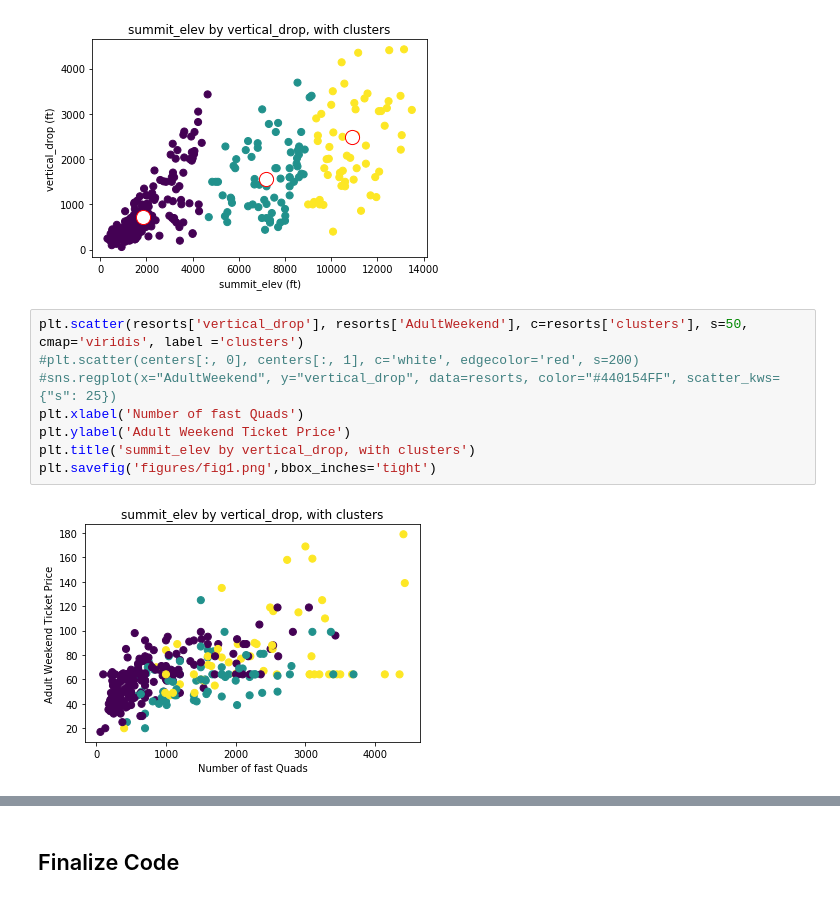
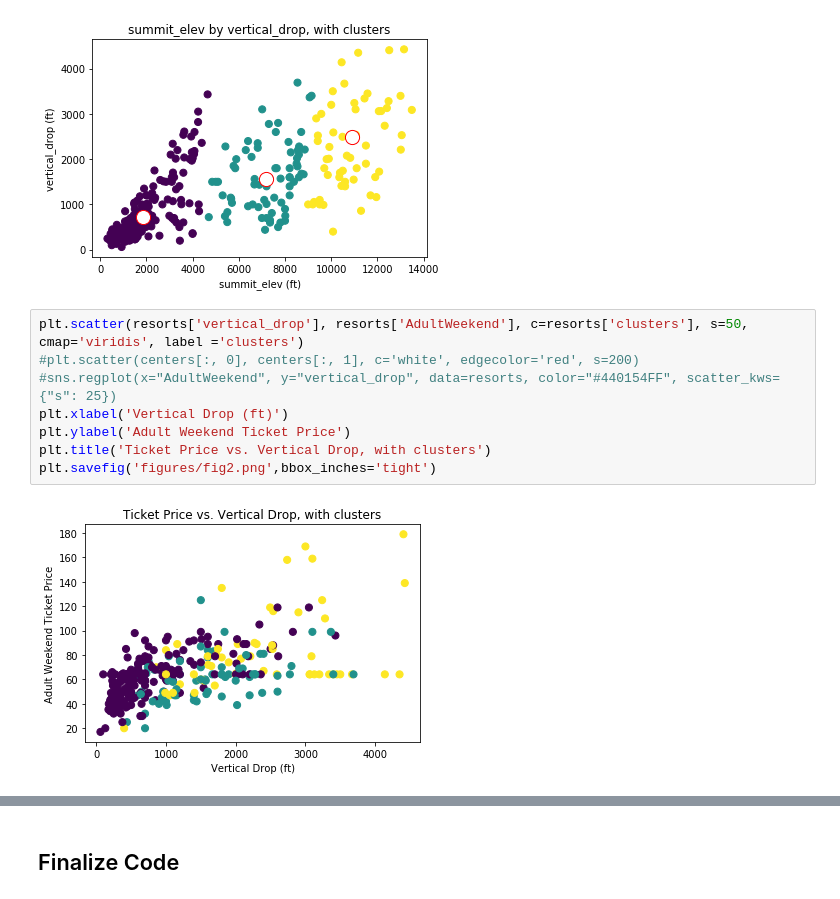
Before and after one commit to david-olivero/Guided-Capstone, a Jupyter notebook: GuidedCapstoneStep6HL.ipynb, the cells around one changed output, grey strips where cells are left out. Drawn from its saved outputs; the diff is of its cells as text.

```diff
--- a/GuidedCapstoneStep6HL.ipynb
+++ b/GuidedCapstoneStep6HL.ipynb
@@ -249,13 +251,13 @@ plt.savefig('figures/fig1.png',bbox_inches='tight')
 # %%
 plt.scatter(resorts['vertical_drop'], resorts['AdultWeekend'], c=resorts['clusters'], s=50, cmap='viridis', label ='clusters')
 #plt.scatter(centers[:, 0], centers[:, 1], c='white', edgecolor='red', s=200)
 #sns.regplot(x="AdultWeekend", y="vertical_drop", data=resorts, color="#440154FF", scatter_kws={"s": 25})
-plt.xlabel('Number of fast Quads')
+plt.xlabel('Vertical Drop (ft)')
 plt.ylabel('Adult Weekend Ticket Price')
-plt.title('summit_elev by vertical_drop, with clusters')
-plt.savefig('figures/fig1.png',bbox_inches='tight')
+plt.title('Ticket Price vs. Vertical Drop, with clusters')
+plt.savefig('figures/fig2.png',bbox_inches='tight')
 # %% [output]
-[figure, old version]
+[figure, new version]
 # %%
 ax = sns.barplot(data = prices_df)
 plt.ylim(70,90)
```
Also changed, not shown: parts of 2 cells of this notebook.
